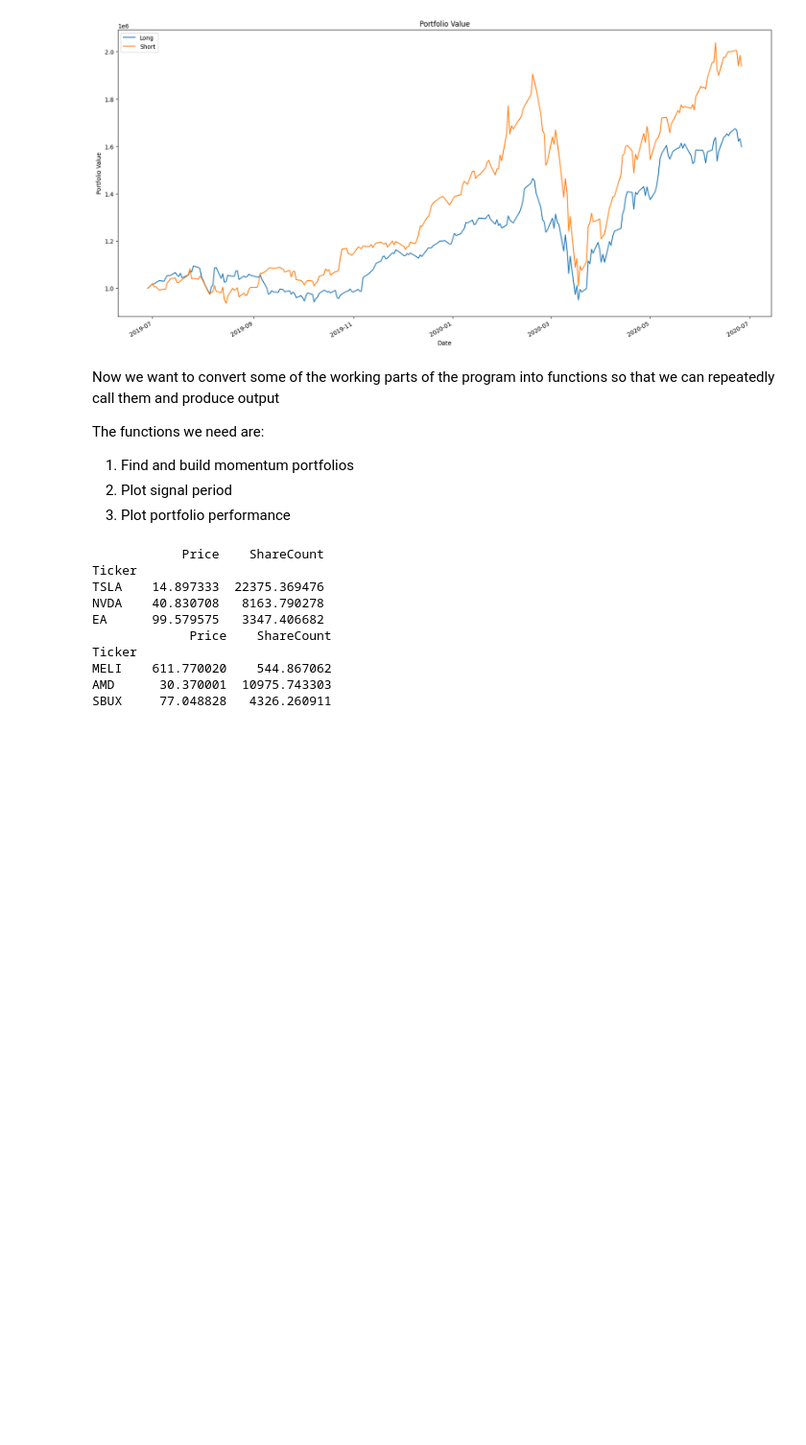
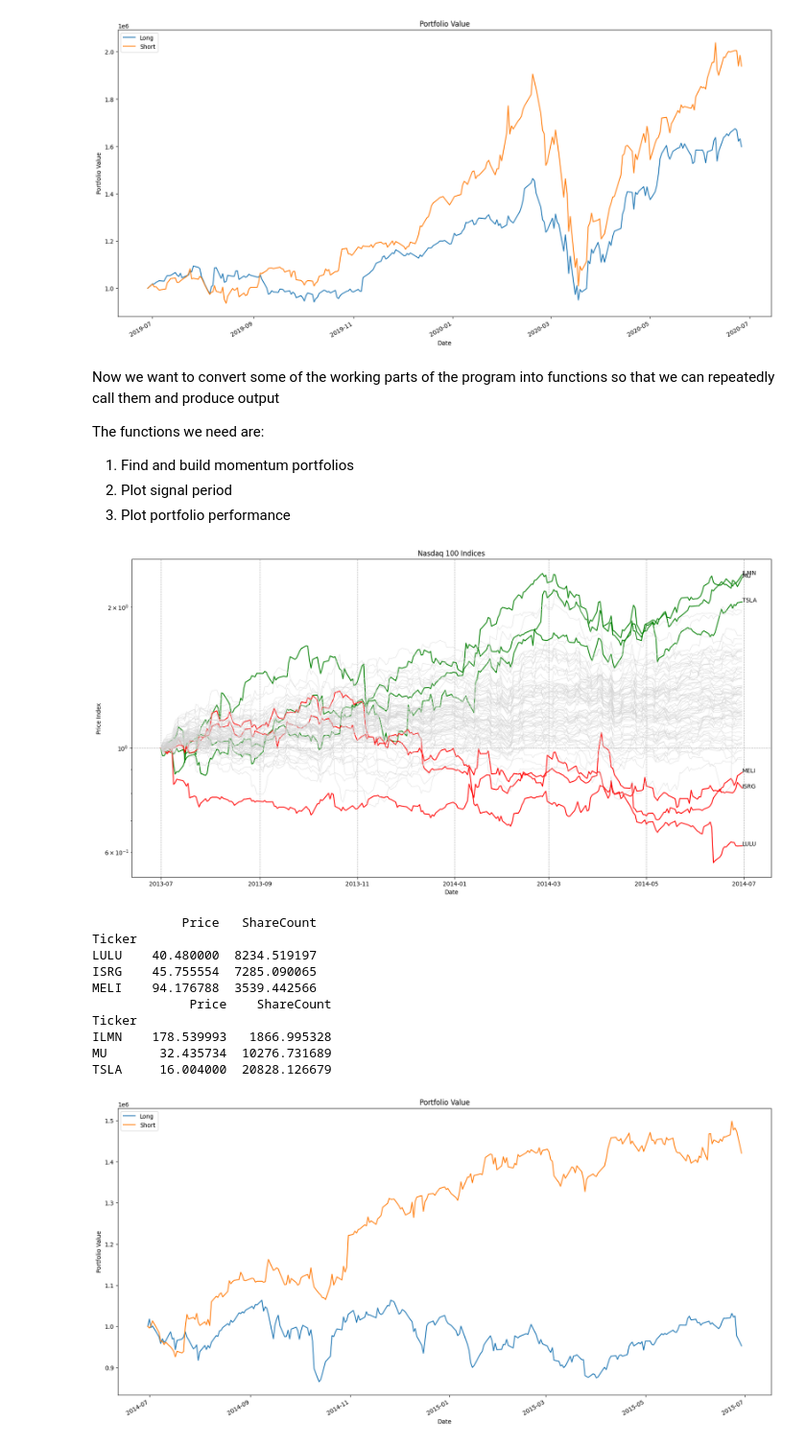
Before and after one commit to howesrichard/CodeFinModUQ, a Jupyter notebook: momentum_looped_RH.ipynb, the cells around one changed output. Shown at 96% size. Saved outputs shown, nothing was run; the diff lists cells and outputs as text; code cells hidden in the pictures; blank space fills up the shorter version.

Commit message:
convert to functions (phase 2)

```diff
--- a/momentum_looped_RH.ipynb
+++ b/momentum_looped_RH.ipynb
@@ -161,20 +188,57 @@ def get_long_short_portfolios(signatDT, signal_start_date, opening_portfolio_val
     shortPORT.set_index('Ticker', inplace=True)
 
     return shortPORT, longPORT
+# %%
+def run_portfolio_performance(longPORT, shortPORT, hPricesDT, trading_start_date, trading_months):
+    # convert trading_start_date to a timestamp
+    trading_start_date = pd.Timestamp(trading_start_date)
+
+    # calculate trading_end_date as 1 year after trading_start_date
+    trading_end_date = trading_start_date + pd.DateOffset(months=trading_months) + pd.DateOffset(days=-1)
+
+    # calculate the values of the long and short portfolios over the trading period
+    longPORT_values = hPricesDT[trading_start_date:trading_end_date][longPORT.index]*longPORT['ShareCount']
+    shortPORT_values = hPricesDT[trading_start_date:trading_end_date][shortPORT.index]*shortPORT['ShareCount']
+
+    # calculate the total portfolio value for each day
+    longPORT_values['Total'] = longPORT_values.sum(axis=1)
+    shortPORT_values['Total'] = shortPORT_values.sum(axis=1)
+
+    return longPORT_values, shortPORT_values
+# %%
+def plot_portfolio_performance(longPort_values, shortPort_values):
+    # plot the performance of the long and short portfolios over the trading period
+    longPort_values['Total'].plot(figsize=(20,10))
+    shortPort_values['Total'].plot(figsize=(20,10))
+    plt.xlabel('Date')
+    plt.ylabel('Portfolio Value')
+    plt.title('Portfolio Value')
+    plt.legend(['Long', 'Short'])
+    plt.show()
 # %%
-signalDT, signalIndexDT = get_signal_data(hPricesDT, '2018-07-01')
-topPerformers, bottomPerformers, otherPerformers = get_top_bottom_tickers(signalDT, signalIndexDT, 3)
-shortPORT, longPORT = get_long_short_portfolios(signalDT, '2018-07-01', 1000000, topPerformers, bottomPerformers, 3)
+signal_start_date = '2013-07-01'
+numPositions = 3
+signal_months = 12
+trading_months = 12
+
+signalDT, signalIndexDT, signal_start_date, signal_end_date = get_signal_data(hPricesDT, signal_start_date, signal_months)
+topPerformers, bottomPerformers, otherPerformers = get_top_bottom_tickers(signalDT, signalIndexDT, numPositions)
+plot_signal_period(signalDT, topPerformers, bottomPerformers, otherPerformers)
+shortPORT, longPORT = get_long_short_portfolios(signalDT, signal_start_date, 1000000, topPerformers, bottomPerformers, numPositions)
 print(shortPORT)
-print(longPORT )
+print(longPORT)
+longPort_values, shortPort_values = run_portfolio_performance(longPORT, shortPORT, hPricesDT, signal_end_date, trading_months)
+plot_portfolio_performance(longPort_values, shortPort_values)
 # %% [output]
+[figure, added]
-            Price    ShareCount
+            Price   ShareCount
 Ticker
-TSLA    14.897333  22375.369476
-NVDA    40.830708   8163.790278
-EA      99.579575   3347.406682
+LULU    40.480000  8234.519197
+ISRG    45.755554  7285.090065
+MELI    94.176788  3539.442566
              Price    ShareCount
 Ticker
-MELI    611.770020    544.867062
-AMD      30.370001  10975.743303
-SBUX     77.048828   4326.260911
+ILMN    178.539993   1866.995328
+MU       32.435734  10276.731689
+TSLA     16.004000  20828.126679
+[figure, added]
```
Also changed, not shown: parts of 3 cells of this notebook, 1 other file.
